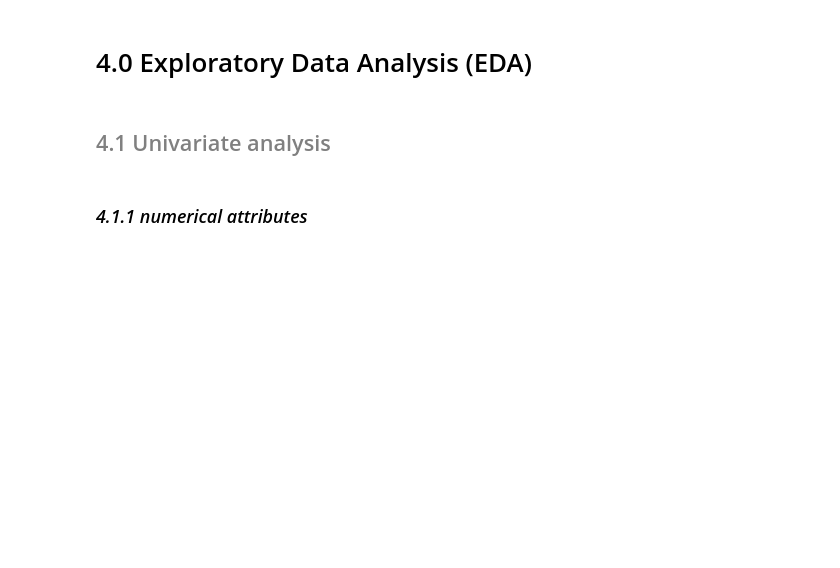
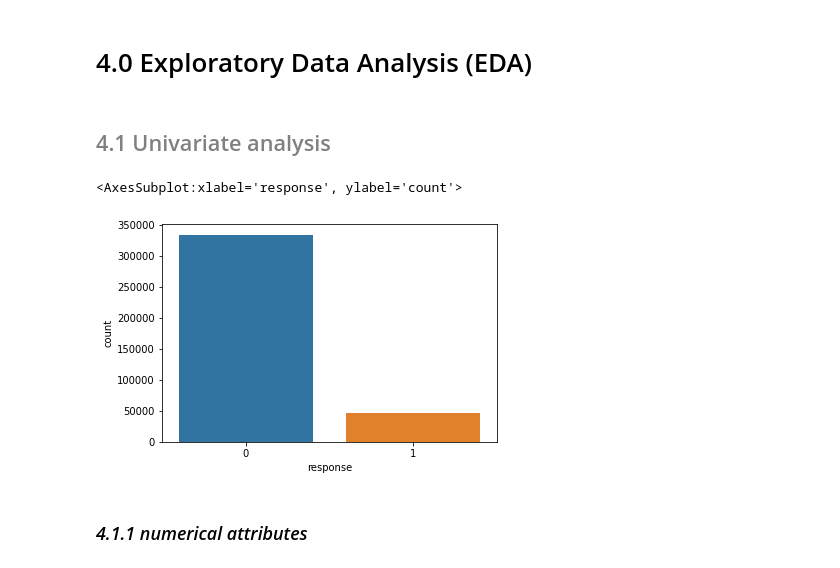
Before and after one commit to GustavoHBDuarte/health-insurance, a Jupyter notebook: notebook_main.ipynb, the cells around one changed output. Saved outputs shown, nothing was run; the diff lists cells and outputs as text; code cells hidden in the pictures; blank space fills up the shorter version.

```diff
--- a/notebook_main.ipynb
+++ b/notebook_main.ipynb
@@ -409,6 +609,11 @@ df.loc[df['response']==1, ['gender', 'vehicle_age', 'vehicle_damage','response']
 ## <font color="gray"> 4.1 Univariate analysis </font>
 # %%
 # Response variable
+
+sns.countplot(df['response'])
+# %% [output]
+<AxesSubplot:xlabel='response', ylabel='count'>
+[figure, added]
 # %% [markdown]
 ### <i>4.1.1 numerical attributes</i>
 # %% [markdown]
```
Also changed, not shown: parts of 43 cells of this notebook.
